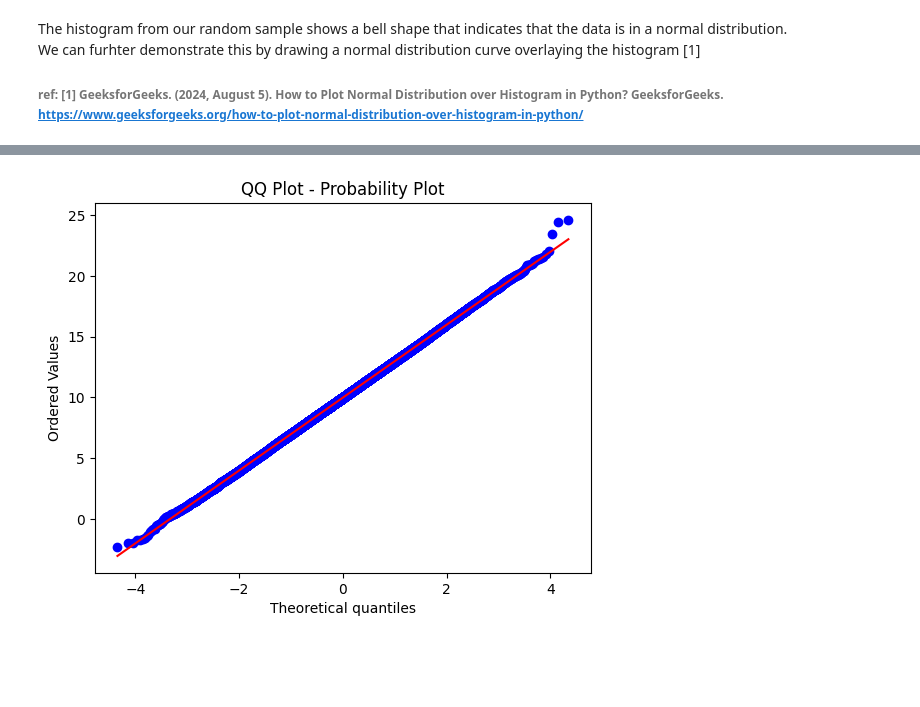
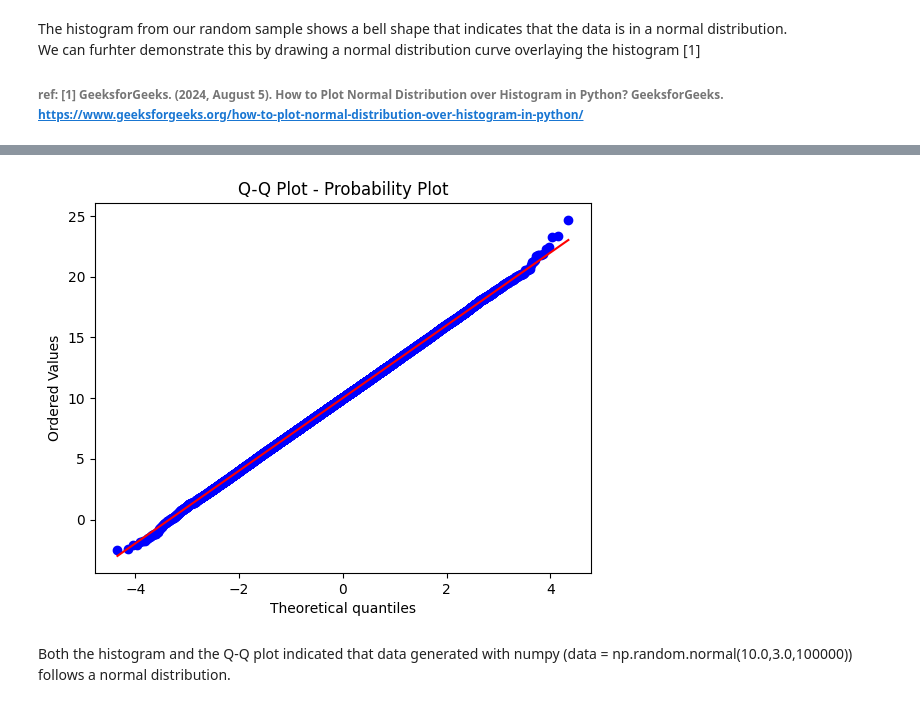
Before and after one commit to noyo0/AppliedStatistics2024, a Jupyter notebook: tasks.ipynb, the cells around one changed output, grey strips where cells are left out. Drawn from its saved outputs; the diff is of its cells as text; code cells hidden in the pictures; blank space fills up the shorter version.

```diff
--- a/tasks.ipynb
+++ b/tasks.ipynb
@@ -252,11 +258,11 @@ Another possible visual test of normality is the QQ Plot. A QQ plot visually ass
 # %%
 # QQ Plot
-#stats.probplot(data, dist='norm', plot=ax)
-
-import scipy.stats as stats
+import scipy.stats as stats # import module for QQ plot
 
 stats.probplot(data, dist="norm", plot=plt)
-plt.title("QQ Plot - Probability Plot")
+plt.title("Q-Q Plot - Probability Plot")
 plt.show()
 # %% [output]
-[figure, old version]
+[figure, new version]
+# %% [markdown]
+Both the histogram and the Q-Q plot indicated that data generated with numpy (data = np.random.normal(10.0,3.0,100000)) follows a normal distribution.
```
Also changed, not shown: parts of 17 cells of this notebook.
